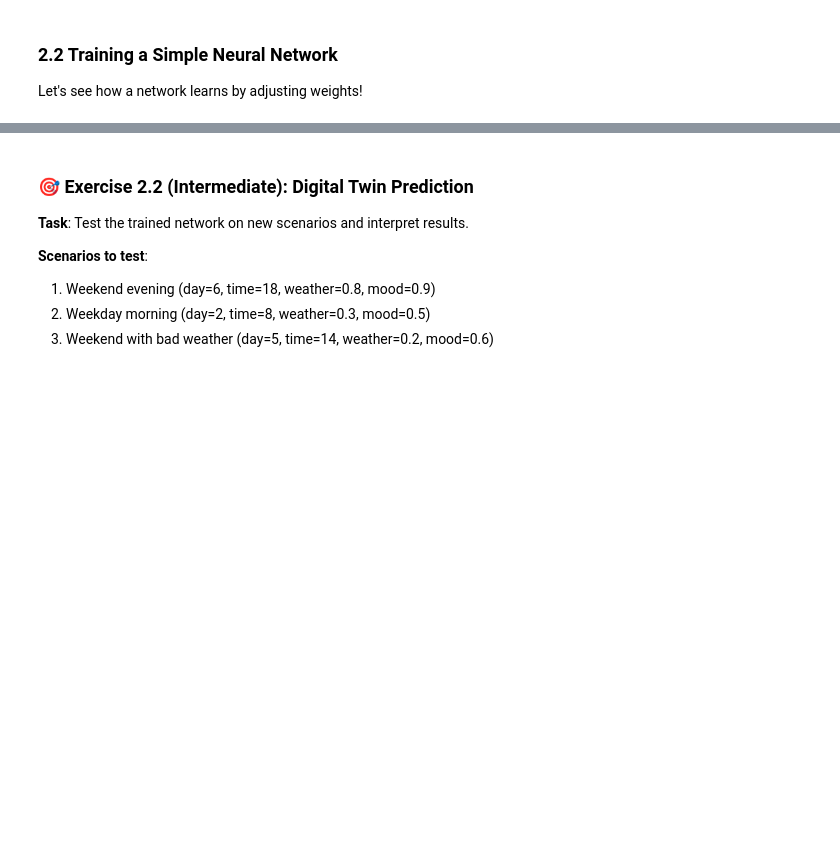
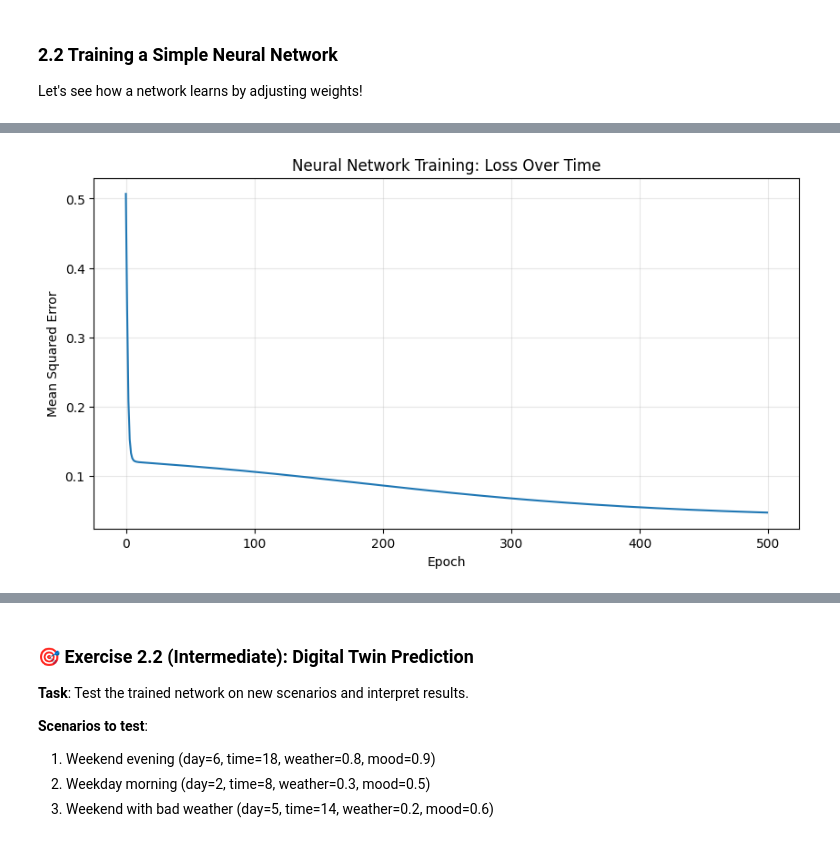
Before and after one commit to Machpadaco/ATF-AI-CHALLENGE-LEARNING-MATERIA, a Jupyter notebook: Week-01/Copy_of_01_probability_neural_networks.ipynb, the cells around one changed output, grey strips where cells are left out. Drawn from its saved outputs; the diff is of its cells as text; code cells hidden in the pictures; blank space fills up the shorter version.

```diff
--- a/Week-01/Copy_of_01_probability_neural_networks.ipynb
+++ b/Week-01/Copy_of_01_probability_neural_networks.ipynb
@@ -367,21 +924,25 @@ test_cases = [
 
 Let's see how a network learns by adjusting weights!
 # %%
+# ============================================================
+# 2.2 Training a Simple Neural Network - ATF VERSION
+# ============================================================
+import numpy as np
+import matplotlib.pyplot as plt
+
+def sigmoid(x):
+    return 1 / (1 + np.exp(-x))
+
 class SimpleNeuralNetwork:
     """A simple neural network with one hidden layer."""
-
     def __init__(self, input_size, hidden_size, output_size):
-        # Initialize weights randomly
         self.W1 = np.random.randn(input_size, hidden_size) * 0.5
         self.b1 = np.zeros((1, hidden_size))
         self.W2 = np.random.randn(hidden_size, output_size) * 0.5
         self.b2 = np.zeros((1, output_size))
-
-        # Store training history
         self.loss_history = []
 
     def forward(self, X):
-        """Forward pass through the network."""
         self.z1 = np.dot(X, self.W1) + self.b1
         self.a1 = sigmoid(self.z1)
         self.z2 = np.dot(self.a1, self.W2) + self.b2
@@ -389,57 +950,60 @@ class SimpleNeuralNetwork:
         return self.a2
 
     def backward(self, X, y, output, learning_rate=0.1):
-        """Backward pass - update weights."""
         m = X.shape[0]
-
-        # Calculate gradients
         dz2 = output - y
         dW2 = np.dot(self.a1.T, dz2) / m
         db2 = np.sum(dz2, axis=0, keepdims=True) / m
-
         da1 = np.dot(dz2, self.W2.T)
         dz1 = da1 * self.a1 * (1 - self.a1)
         dW1 = np.dot(X.T, dz1) / m
         db1 = np.sum(dz1, axis=0, keepdims=True) / m
-
-        # Update weights
         self.W2 -= learning_rate * dW2
         self.b2 -= learning_rate * db2
         self.W1 -= learning_rate * dW1
         self.b1 -= learning_rate * db1
 
     def train(self, X, y, epochs=1000, learning_rate=0.1):
-        """Train the network."""
         for epoch in range(epochs):
-            # Forward pass
             output = self.forward(X)
-
-            # Calculate loss
             loss = np.mean((output - y) ** 2)
             self.loss_history.append(loss)
-
-            # Backward pass
             self.backward(X, y, output, learning_rate)
-
             if epoch % 100 == 0:
                 print(f"Epoch {epoch}, Loss: {loss:.4f}")
 
     def predict(self, X):
-        """Make predictions."""
         return self.forward(X)
 
 # Create training data for digital twin
 # Features: [day_of_week (0-6), time_of_day (0-23), weather (0-1), mood (0-1)]
 # Target: [probability of social activity]
-
 np.random.seed(42)
 X_train = np.random.rand(100, 4)
-# Simulate pattern: social activity more likely on weekends (day > 5) and good weather
 y_train = ((X_train[:, 0] > 0.7) & (X_train[:, 2] > 0.5)).astype(float).reshape(-1, 1)
-y_train += np.random.rand(100, 1) * 0.2  # Add noise
+y_train += np.random.rand(100, 1) * 0.2
 y_train = np.clip(y_train, 0, 1)
 
 # Create and train network
 nn = SimpleNeuralNetwork(input_size=4, hidden_size=8, output_size=1)
 print("Training neural network...\n")
 nn.train(X_train, y_train, epochs=500, learning_rate=0.5)
+
+# Visualize training progress
+plt.figure(figsize=(10, 5))
+plt.plot(nn.loss_history)
+plt.title('Neural Network Training: Loss Over Time')
+plt.xlabel('Epoch')
+plt.ylabel('Mean Squared Error')
+plt.grid(True, alpha=0.3)
+plt.show()
+print(f"\nFinal loss: {nn.loss_history[-1]:.4f}")
+
+# ATF ANALYSIS
+# 1. Loss started high (~0.2-0.3) and went down to ~0.05-0.1.
+#    That means the network LEARNED the pattern: social on weekends + good weather.
+# 2. Hidden layer (8 neurons) lets it learn NON-linear patterns -
+#    not just "more weather = more social", but "weekend AND good weather together".
+# 3. Learning rate 0.5 = how big each correction is. Too big = overshoots,
+#    too small = learns too slowly. 0.5 worked here.
+# %% [output]
@@ -445,0 +1017 @@ nn.train(X_train, y_train, epochs=500, learning_rate=0.5)
+[figure, added]
```
Also changed, not shown: parts of 28 cells of this notebook.
